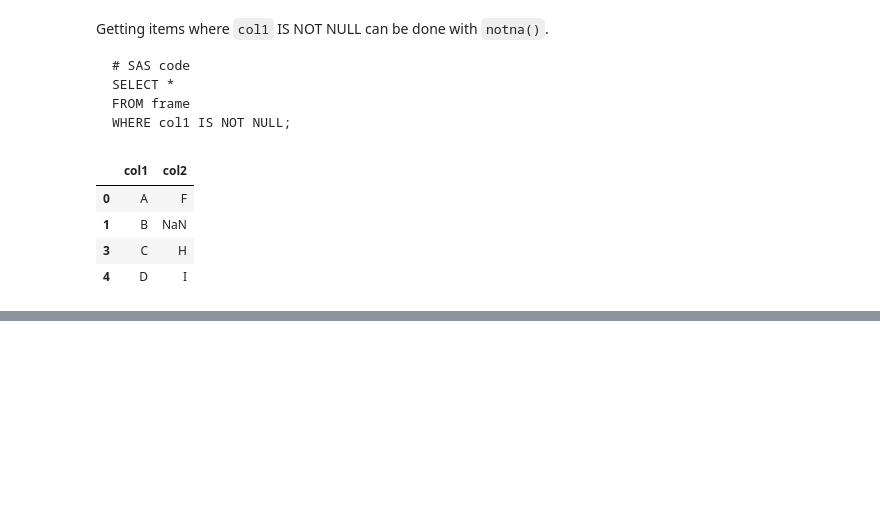
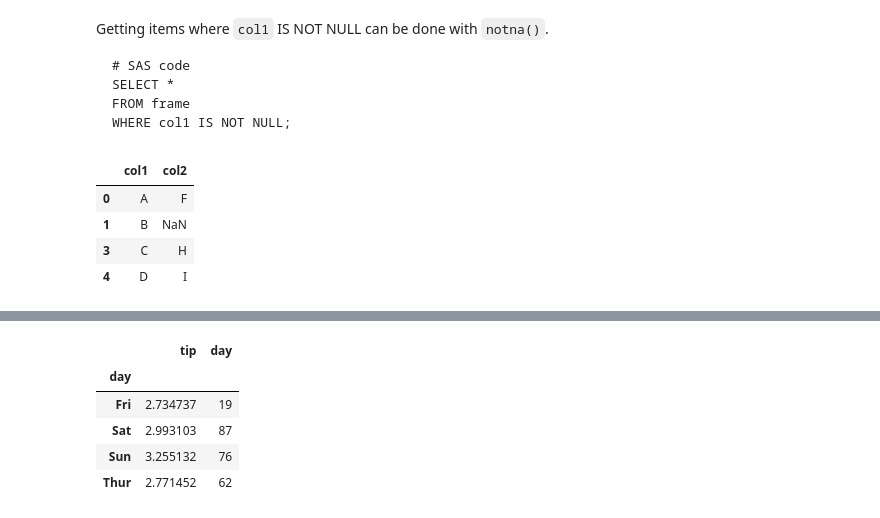
Before and after one commit to stevenkhwun/P4DS, a Jupyter notebook: SQL_in_Python.ipynb, the cells around one changed output, grey strips where cells are left out. Cells and saved outputs as stored; diff of their text form; code cells hidden in the pictures; blank space fills up the shorter version.

```diff
--- a/SQL_in_Python.ipynb
+++ b/SQL_in_Python.ipynb
@@ -273,0 +323,9 @@ frame[frame["col1"].notna()]
+# %%
+tips.groupby("day").agg({"tip": np.mean, "day": np.size})
+# %% [output]
+|  | tip | day |
+| day |  |  |
+| Fri | 2.734737 | 19 |
+| Sat | 2.993103 | 87 |
+| Sun | 3.255132 | 76 |
+| Thur | 2.771452 | 62 |
```
Also changed, not shown: parts of 9 cells of this notebook.
